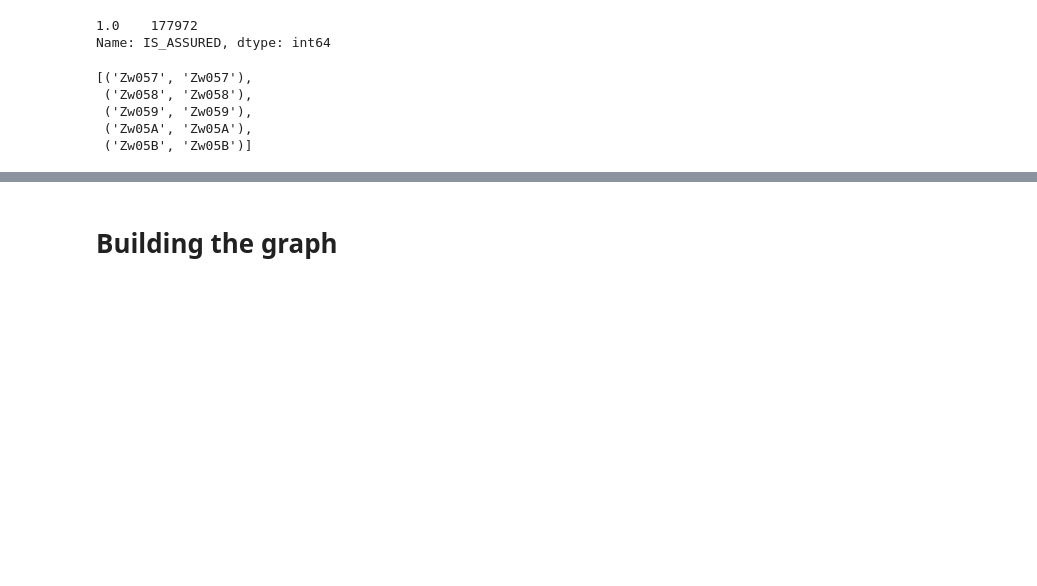
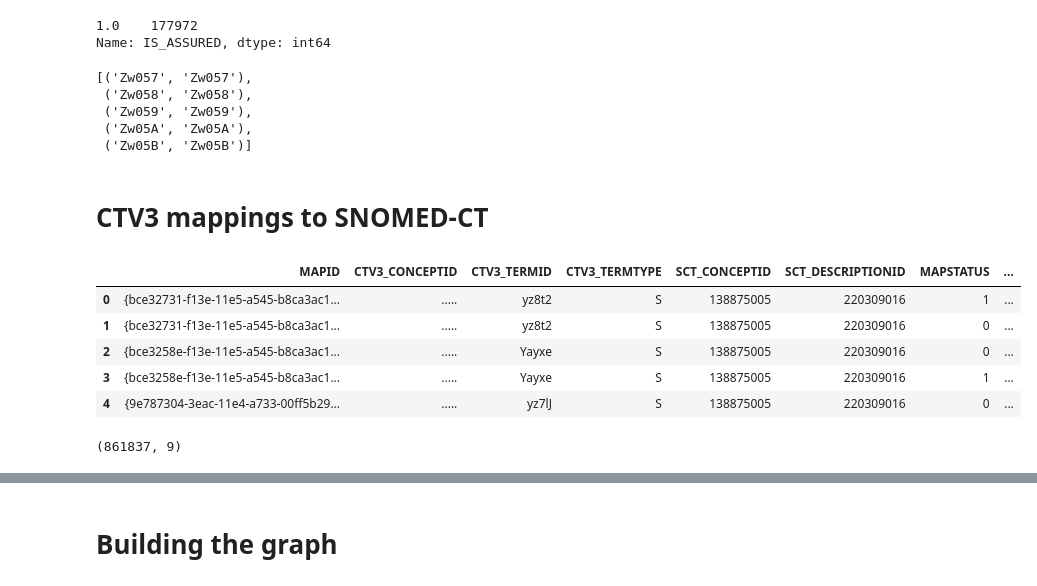
Before and after one commit to liivits/Esimene, a Jupyter notebook: esimene.ipynb, the cells around one changed output, grey strips where cells are left out. Saved outputs shown, nothing was run; the diff lists cells and outputs as text; code cells hidden in the pictures; blank space fills up the shorter version.

```diff
--- a/esimene.ipynb
+++ b/esimene.ipynb
@@ -397,3 +397,21 @@ CTV3_V2_edges[-5:]
  ('Zw059', 'Zw059'),
  ('Zw05A', 'Zw05A'),
  ('Zw05B', 'Zw05B')]
+# %% [markdown]
+# CTV3 mappings to SNOMED-CT
+# %%
+CTV3_SNO = pd.read_excel('ctv3sctmap2.xlsx', index_col=None)
+CTV3_SNO.to_csv('read_ctv3_SNOMED-CT.csv', encoding='utf-8')
+# %%
+CTV3_SNO.head(5)
+# %% [output]
+|  | MAPID | CTV3_CONCEPTID | CTV3_TERMID | CTV3_TERMTYPE | SCT_CONCEPTID | SCT_DESCRIPTIONID | MAPSTATUS | ... |
+| 0 | {bce32731-f13e-11e5-a545-b8ca3ac1... | ..... | yz8t2 | S | 138875005 | 220309016 | 1 | ... |
+| 1 | {bce32731-f13e-11e5-a545-b8ca3ac1... | ..... | yz8t2 | S | 138875005 | 220309016 | 0 | ... |
+| 2 | {bce3258e-f13e-11e5-a545-b8ca3ac1... | ..... | Yayxe | S | 138875005 | 220309016 | 0 | ... |
+| 3 | {bce3258e-f13e-11e5-a545-b8ca3ac1... | ..... | Yayxe | S | 138875005 | 220309016 | 1 | ... |
+| 4 | {9e787304-3eac-11e4-a733-00ff5b29... | ..... | yz7lJ | S | 138875005 | 220309016 | 0 | ... |
+# %%
+CTV3_SNO.shape
+# %% [output]
+(861837, 9)
```
Also changed, not shown: parts of 19 cells of this notebook, 1 other file.
